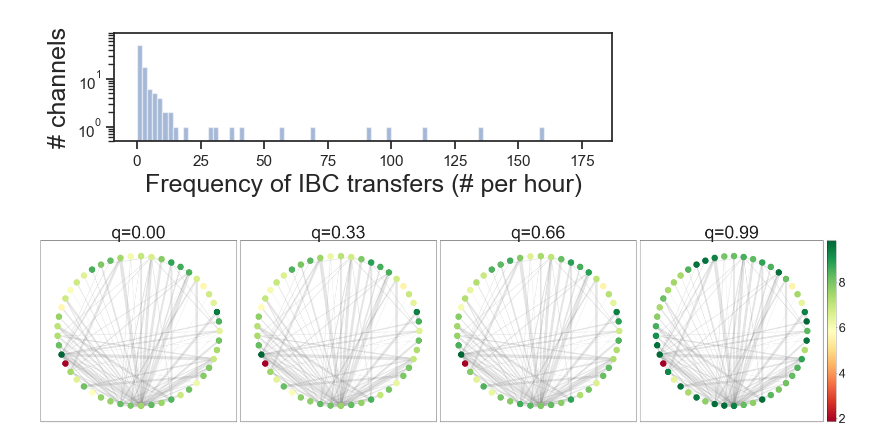
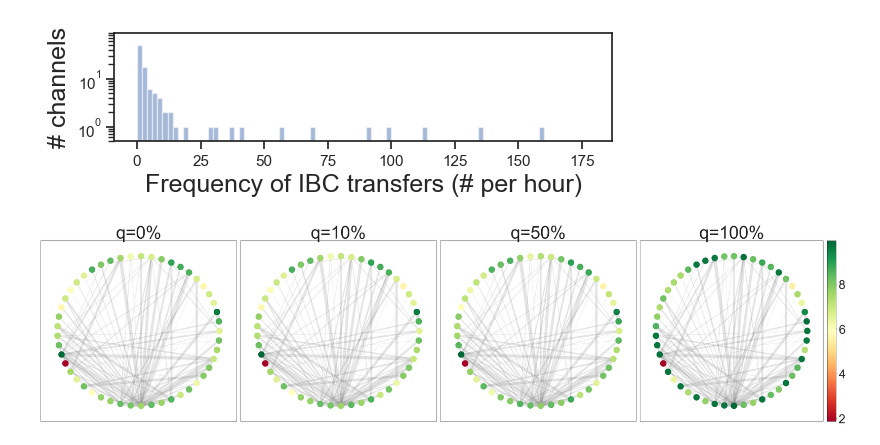
Before and after one commit to babylonchain/mapofzones-crawler, a Jupyter notebook: analysis.ipynb, the cells around one changed output. Drawn from its saved outputs; the diff is of its cells as text; code cells hidden in the pictures.

```diff
--- a/analysis.ipynb
+++ b/analysis.ipynb
@@ -264,6 +264,8 @@ def find_optimal_security(G, node, beta):
     max_weight_from_peers = 0
     for peer in peers:
         max_weight_from_peers += G.nodes[peer]['weight']
+    if beta == 1:
+        return max_weight_from_peers + G.nodes[node]['weight']
     max_borrowable_weight = beta * G.nodes[node]['weight'] / (1-beta)
     if max_weight_from_peers < max_borrowable_weight:
         return max_weight_from_peers + G.nodes[node]['weight']
@@ -273,39 +275,39 @@ def find_optimal_security(G, node, beta):
 def find_optimal_security_all(G, beta):
     return [find_optimal_security(G, node, beta) for node in G.nodes]
 
-def draw_map_of_zones_summary_cross_chain_validation(G, betas=[0, 0.33, 0.66, 0.99]):
+def draw_map_of_zones_summary_cross_chain_validation(G, betas=[0, 0.1, 0.5, 1]):
     fig, axes = plt.subplots(nrows=1, ncols=4, figsize=(32, 8))
     pos = nx.circular_layout(G)
     cmap = plt.cm.get_cmap('RdYlGn')
     # cmap = plt.cm.jet
 
     for idx, beta in enumerate(betas):
         plt.subplot(141+idx)
 
         # zone name of each vertex
         node_labels = {node: zones_map[node] for node in G.nodes}
 
         # weight of each vertex, i.e., normalised market cap in the heaviest path
         heaviest_weights = find_optimal_security_all(G, beta)
         node_weights = [math.log10(weight) for weight in heaviest_weights]
         # node_weights = heaviest_weights
         # weight of each edge, i.e., normalised frequency of the channel
         edge_weights = [math.log10(get_frequency(edge[0], edge[1]))*5 for edge in G.edges(data='weight')]
 
         nx.draw_networkx_edges(G, pos, width=edge_weights, alpha=0.2, edge_color='grey')
         nc = nx.draw_networkx_nodes(G, pos, node_labels, node_color=node_weights, cmap=cmap)
 
-        plt.title('q=%.2f' % (beta), fontsize=50)
+        plt.title("q={0:.0%}".format(beta), fontsize=50)
 
     # cbar = plt.colorbar(nc, format=ticker.FuncFormatter(fmt),fraction=0.046, pad=0.02)
     cbar = fig.colorbar(nc,fraction=0.046, pad=0.02)
     cbar.ax.tick_params(labelsize=35)
 
     plt.tight_layout()
     plt.savefig('../../Babylon/mesh-security-paper/figures/zones-ccv-summary.pdf')
     plt.show()
 
 # find_optimal_security_all(G, 0.2)
 draw_map_of_zones_summary_cross_chain_validation(G)
 # %% [output]
-[figure, old version]
+[figure, new version]
```
